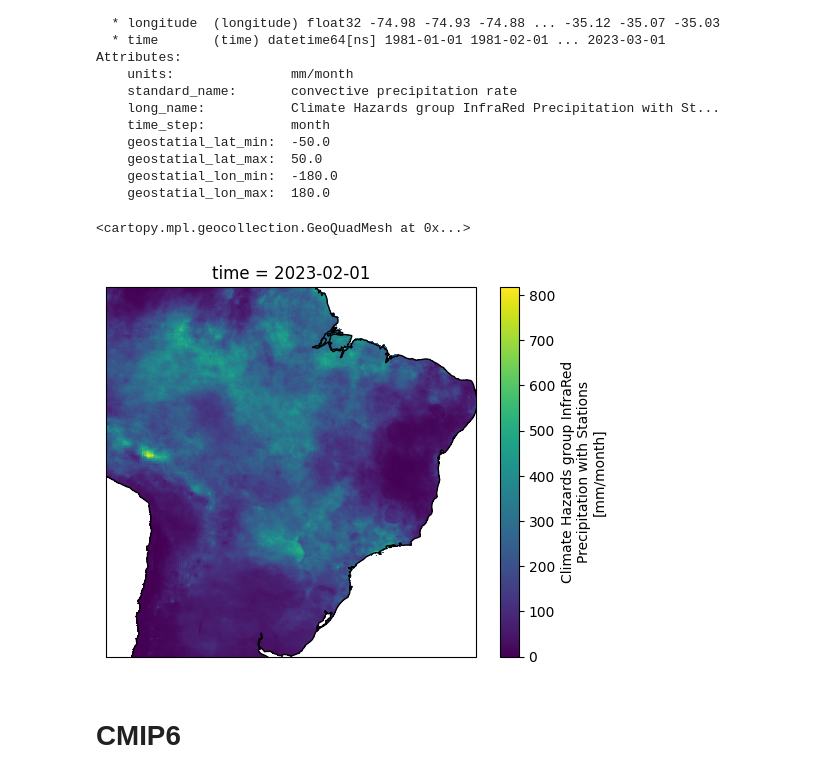
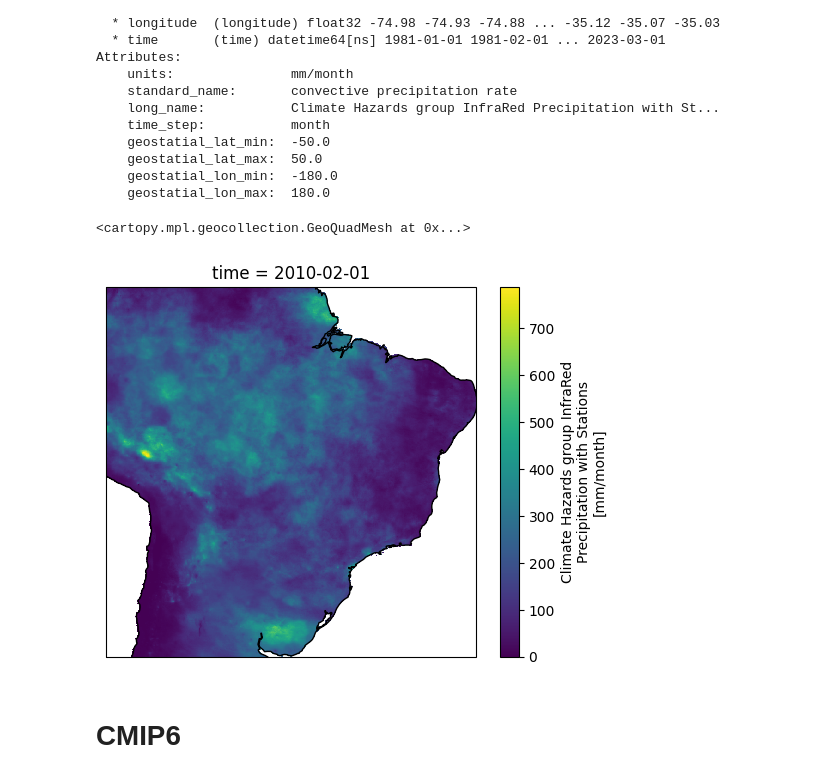
Before and after one commit to DilermandoQueiroz/downscaling, a Jupyter notebook: datamodule/view.ipynb, the cells around one changed output. Cells and saved outputs as stored; diff of their text form; code cells hidden in the pictures.

```diff
--- a/datamodule/view.ipynb
+++ b/datamodule/view.ipynb
@@ -53,10 +53,10 @@ Attributes:
 # %%
 ax_low = plt.axes(projection=ccrs.PlateCarree())
 ax_low.coastlines()
-chirps_brasil.sel(time='2023-2').plot(ax=ax_low, transform=ccrs.PlateCarree())
+chirps_brasil.sel(time='2010-2').plot(ax=ax_low, transform=ccrs.PlateCarree())
 # %% [output]
 <cartopy.mpl.geocollection.GeoQuadMesh at 0x...>
-[figure, old version]
+[figure, new version]
 # %% [markdown]
 # CMIP6
 # %%
```
Also changed, not shown: parts of 3 cells of this notebook.
